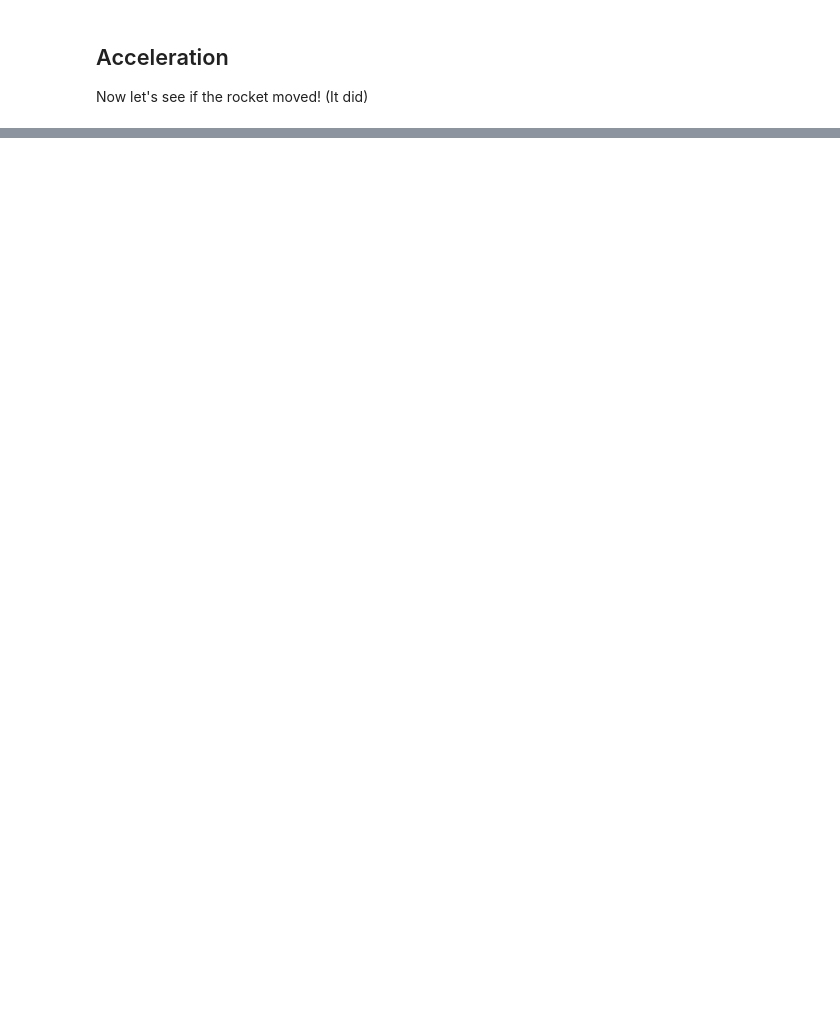
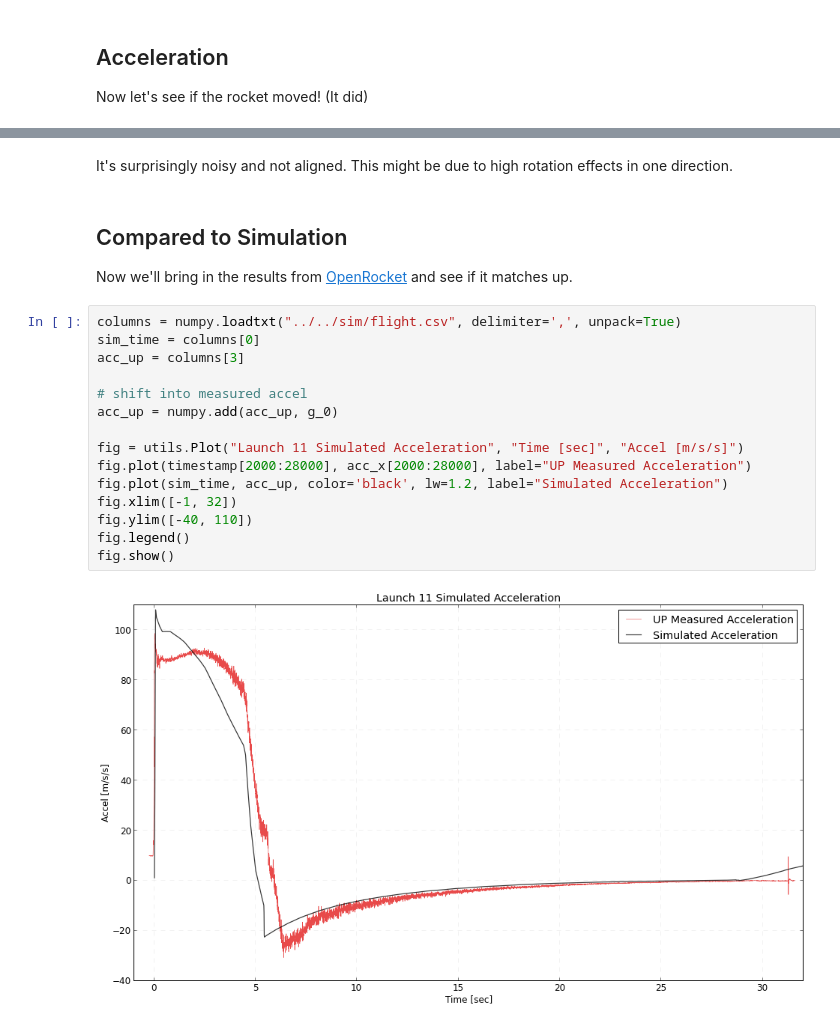
Before and after one commit to psas/Launch-11, a Jupyter notebook: data/analysis/first-look.ipynb, the cells around one changed output, grey strips where cells are left out. Saved outputs shown, nothing was run; the diff lists cells and outputs as text; blank space fills up the shorter version.

```diff
--- a/data/analysis/first-look.ipynb
+++ b/data/analysis/first-look.ipynb
@@ -83,0 +96,23 @@ plt.show()
+# %% [markdown]
+It's surprisingly noisy and not aligned. This might be due to high rotation effects in one direction.
+# %% [markdown]
+## Compared to Simulation
+
+Now we'll bring in the results from [OpenRocket](http://openrocket.sourceforge.net/) and see if it matches up.
+# %%
+columns = numpy.loadtxt("../../sim/flight.csv", delimiter=',', unpack=True)
+sim_time = columns[0]
+acc_up = columns[3]
+
+# shift into measured accel
+acc_up = numpy.add(acc_up, g_0)
+
+fig = utils.Plot("Launch 11 Simulated Acceleration", "Time [sec]", "Accel [m/s/s]")
+fig.plot(timestamp[2000:28000], acc_x[2000:28000], label="UP Measured Acceleration")
+fig.plot(sim_time, acc_up, color='black', lw=1.2, label="Simulated Acceleration")
+fig.xlim([-1, 32])
+fig.ylim([-40, 110])
+fig.legend()
+fig.show()
+# %% [output]
+[figure, added]
```
Also changed, not shown: parts of 12 cells of this notebook, 1 other file.
